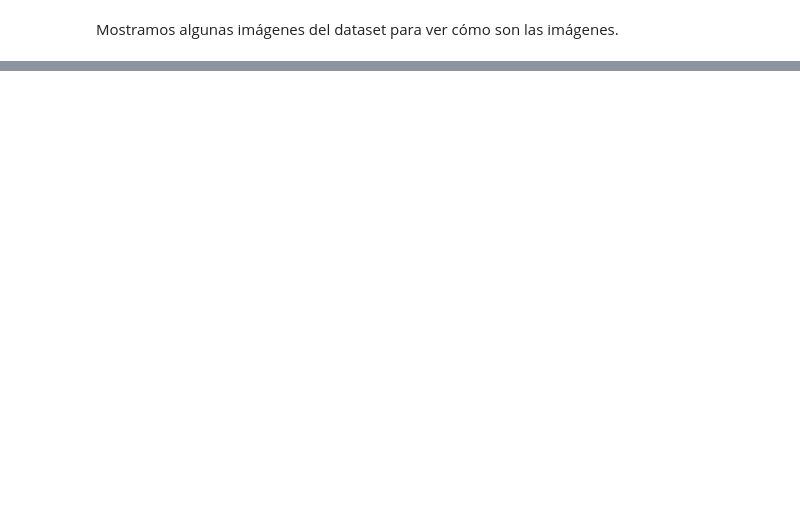
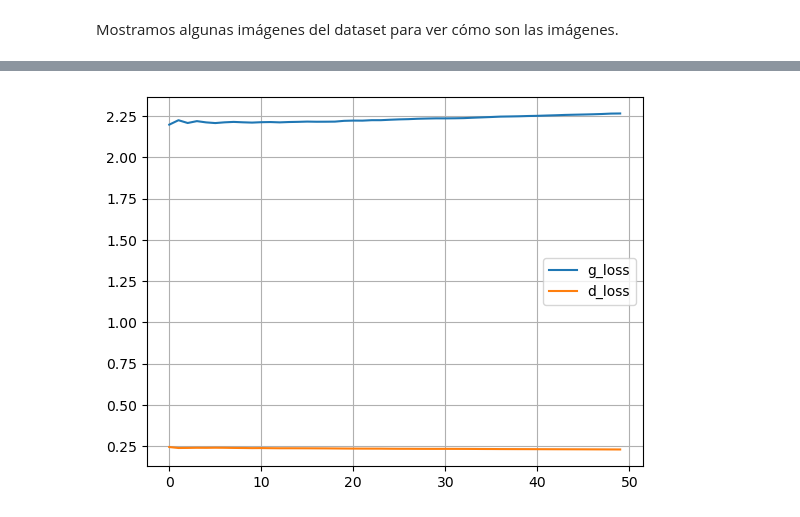
Before and after one commit to marcanii/SIS421---2-23, a Jupyter notebook: Evaluations/1erParcial/02_dcgans.ipynb, the cells around one changed output, grey strips where cells are left out. Drawn from its saved outputs; the diff is of its cells as text; code cells hidden in the pictures; blank space fills up the shorter version.

```diff
--- a/Evaluations/1erParcial/02_dcgans.ipynb
+++ b/Evaluations/1erParcial/02_dcgans.ipynb
@@ -280,2 +77,0 @@ Haciendo pruebas, he visto que entrenando el discriminador con todas las capas d
-# %%
-hist = fit(generator, discriminator, dataloader, epochs=20, lr=3e-4, unfreeze=False)
@@ -375,0 +163,30 @@ Generator(
+# %%
+class Discriminator2(nn.Module):
+    def __init__(self, img_channels=3):
+        super(Discriminator2, self).__init__()
+        self.img_channels = img_channels # canales de la imagen de entrada
+        # Bloques de convolución para obtener un vector de 128 elementos a partir de una imagen de 48x48
+        self.main = nn.Sequential(
+            nn.Conv2d(img_channels, 64, kernel_size=4, stride=2, padding=1, bias=False), # Convolución de 64 canales con kernel de 4x4, stride de 2 y padding de 1
+            nn.BatchNorm2d(64), # Normalización por lotes
+            nn.LeakyReLU(0.2, inplace=True), # LeakyReLU con pendiente de 0.2
+            nn.Conv2d(64, 128, kernel_size=4, stride=2, padding=1, bias=False), # Convolución de 128 canales con kernel de 4x4, stride de 2 y padding de 1
+            nn.BatchNorm2d(128), # Normalización por lotes
+            nn.LeakyReLU(0.2, inplace=True) # LeakyReLU con pendiente de 0.2
+        )
+        # Capa lineal que mapea el vector de 128 elementos a un valor entre 0 y 1
+        self.out = nn.Sequential(
+            nn.Linear(128 * 12 * 12, 1), # Capa lineal de 128*12*12 elementos a 1 elemento
+            nn.Sigmoid() # Sigmoid para obtener valores entre 0 y 1
+        )
+
+    def forward(self, x):
+        x = x.view(x.size(0), self.img_channels, 48, 48) # Redimensionamos a 48x48
+        x = self.main(x) # Aplicamos los bloques de convolución
+        x = x.view(x.size(0), -1) # Redimensionamos a un vector de 128*12*12 elementos
+        x = self.out(x) # Aplicamos la capa lineal
+        return x
+
+discriminator2 = Discriminator2()
+output = discriminator2(torch.randn(64, 3*48*48))
+output.shape
@@ -375,0 +266,2 @@ Generator(
+# %%
+hist2 = fit2(generator2, discriminator2, dataloader, epochs=50, lr=4e-4)
@@ -375,0 +296,8 @@ Generator(
+# %%
+import pandas as pd
+
+df = pd.DataFrame(hist2)
+df.plot(grid=True)
+plt.show()
+# %% [output]
+[figure, added]
```
Also changed, not shown: parts of 47 cells of this notebook, 1 other file.
